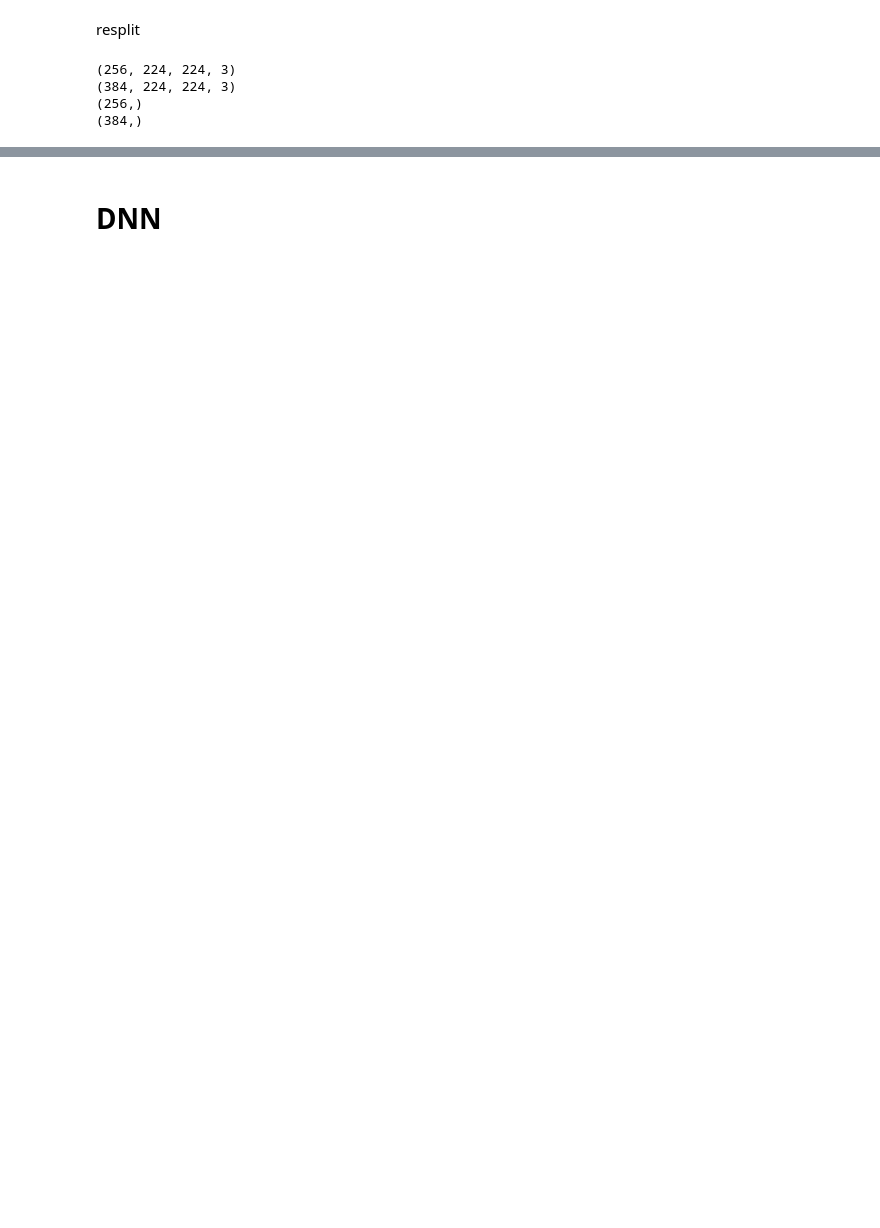
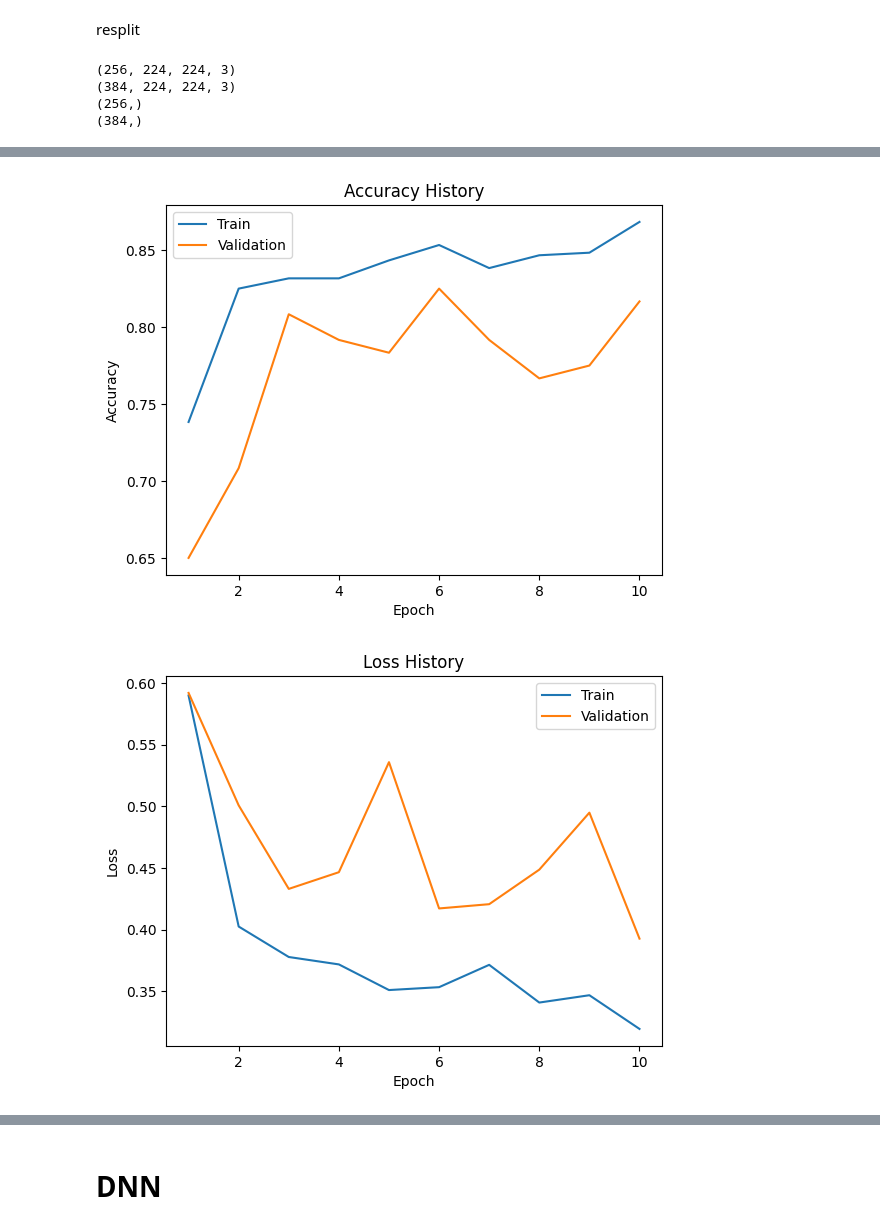
Before and after one commit to kendraliu/Pneumonia-Prediction, a Jupyter notebook: training_nn.ipynb, the cells around one changed output, grey strips where cells are left out. Drawn from its saved outputs; the diff is of its cells as text; code cells hidden in the pictures; blank space fills up the shorter version.

```diff
--- a/training_nn.ipynb
+++ b/training_nn.ipynb
@@ -114,8 +144,9 @@ testNormal = "drive/MyDrive/Pneumonia-Prediction/chest_xray/test/NORMAL"
 testPNA = "drive/MyDrive/Pneumonia-Prediction/chest_xray/test/PNEUMONIA"
 valNormal = "drive/MyDrive/Pneumonia-Prediction/chest_xray/val/NORMAL"
 valPNA = "drive/MyDrive/Pneumonia-Prediction/chest_xray/val/PNEUMONIA"
-trainNormal = "drive/MyDrive/Pneumonia-Prediction/chest_xray/train/NORMAL"
-trainPNA1 = "drive/MyDrive/Pneumonia-Prediction/chest_xray/train/PNEUMONIA1"
+#trainNormal = "drive/MyDrive/Pneumonia-Prediction/chest_xray/train/PNEUMONIA1"
+trainNormal = "drive/MyDrive/Pneumonia-Prediction/chest_xray/train/group2"
+trainPNA1 = "drive/MyDrive/Pneumonia-Prediction/chest_xray/train/group1"
 #trainPNA2 = "drive/MyDrive/Pneumonia-Prediction/chest_xray/train/PNEUMONIA2"
 #trainPNA3 = "drive/MyDrive/Pneumonia-Prediction/chest_xray/train/PNEUMONIA3"
 # %%
@@ -272,5 +288,5 @@ print(y_val_sampled)
 # %%
-random_index = random.sample(range(len(X_train)), 500)
+random_index = random.sample(range(len(X_train)), 600)
 X_train_sampled = np.array([X_train[i] for i in random_index])
 y_train_sampled = np.array([y_train[i] for i in random_index])
 print(X_train_sampled.shape)
@@ -286,0 +323,18 @@ print(X_test_sampled_reshaped.shape)
+# %%
+"""cnn_model = models.Sequential()
+cnn_model.add(layers.Conv2D(filters=32, kernel_size=(3, 3), activation=tf.keras.layers.LeakyReLU(alpha=0.2), input_shape=(224, 224, 3)))
+cnn_model.add(layers.MaxPooling2D(pool_size=(2, 2)))
+cnn_model.add(layers.Conv2D(filters=64, kernel_size=(3, 3), activation=tf.keras.layers.LeakyReLU(alpha=0.2)))
+cnn_model.add(layers.MaxPooling2D(pool_size=(2, 2)))
+cnn_model.add(layers.Flatten())
+cnn_model.add(layers.Dense(units=32, activation=tf.keras.layers.LeakyReLU(alpha=0.2)))
+cnn_model.add(layers.Dense(units=1, activation='sigmoid'))"""
+# %%
+"""print("train: ", X_train_sampled.shape[0])
+print("val: ", X_val_sampled.shape[0])
+#print("testfit X_test_sampled_reshaped.shape[0])
+
+cnn_model.compile(optimizer='adam', loss='binary_crossentropy', metrics=['accuracy'])
+cnn_model.summary()
+datagen.fit(X_train_sampled)
+fit14 = cnn_model.fit(datagen.flow(X_train_sampled, y_train_sampled, batch_size=32), epochs=10, validation_data=(X_val_sampled, y_val_sampled))"""
@@ -286,0 +359,6 @@ print(X_test_sampled_reshaped.shape)
+# %%
+"""cnnfitHistory(fit14)
+dnnEval(cnn_model, X_val_sampled, y_val_sampled)"""
+# %% [output]
+[figure, added]
+[figure, added]
```
Also changed, not shown: parts of 75 cells of this notebook.
